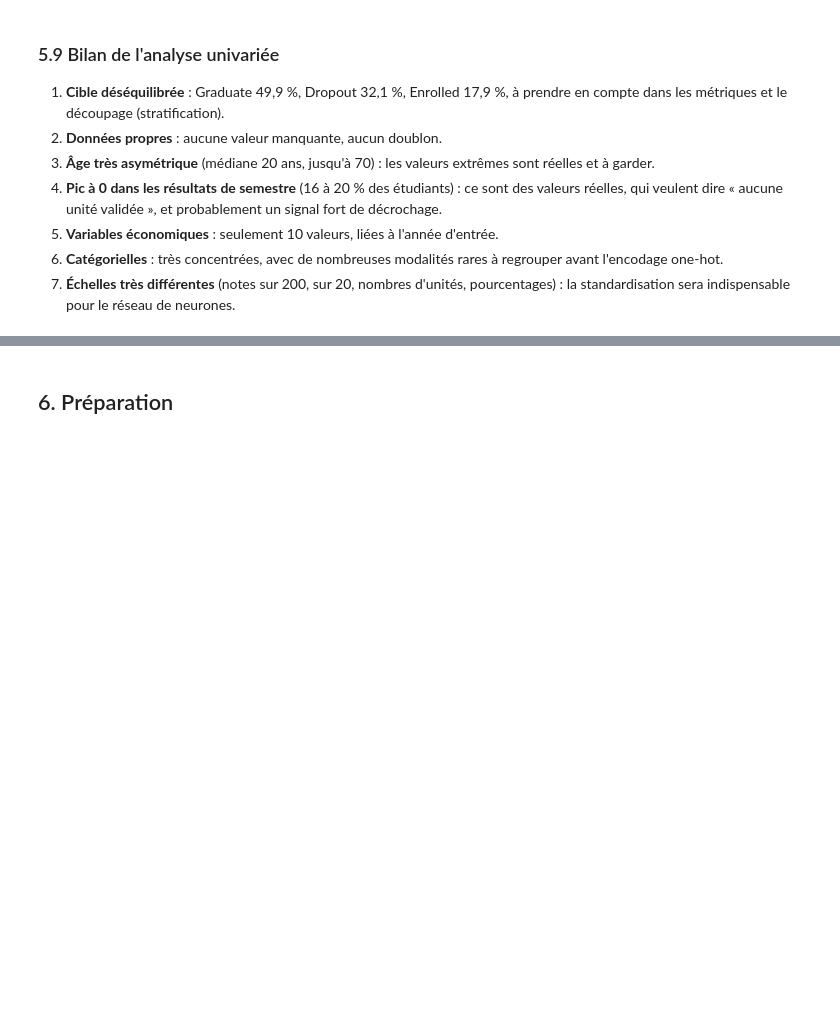
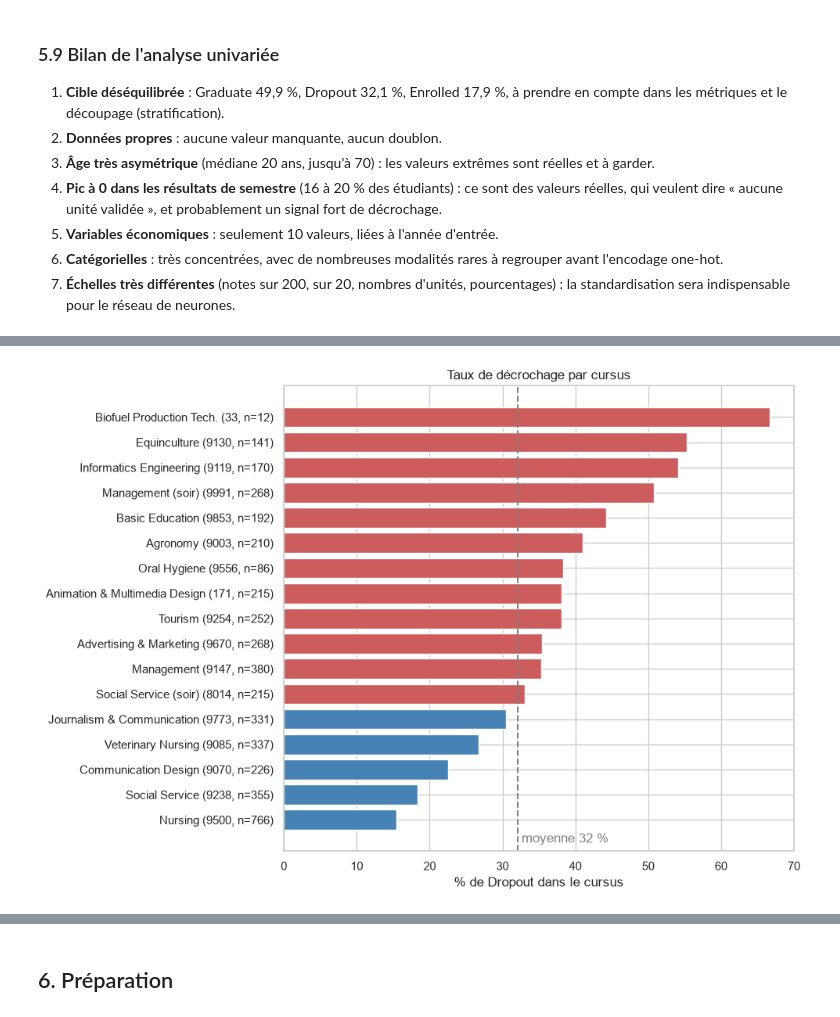
Before and after one commit to TheGoatLucien/ANN-playground, a Jupyter notebook: ann_playground.ipynb, the cells around one changed output, grey strips where cells are left out. Cells and saved outputs as stored; diff of their text form; code cells hidden in the pictures; blank space fills up the shorter version.

```diff
--- a/ann_playground.ipynb
+++ b/ann_playground.ipynb
@@ -617,0 +719,22 @@ sauver("j6_categorielles_modalites_rares")
+# %%
+noms_cursus = {33: "Biofuel Production Tech.", 171: "Animation & Multimedia Design", 8014: "Social Service (soir)",
+               9003: "Agronomy", 9070: "Communication Design", 9085: "Veterinary Nursing",
+               9119: "Informatics Engineering", 9130: "Equinculture", 9147: "Management",
+               9238: "Social Service", 9254: "Tourism", 9500: "Nursing", 9556: "Oral Hygiene",
+               9670: "Advertising & Marketing", 9773: "Journalism & Communication",
+               9853: "Basic Education", 9991: "Management (soir)"}
+
+t = pd.crosstab(df["Course"], df["Target"], normalize="index")["Dropout"] * 100
+n = df["Course"].value_counts()
+t = t.sort_values()
+taux_global = (df["Target"] == "Dropout").mean() * 100
+
+fig, ax = plt.subplots(figsize=(10, 7))
+ax.barh([f"{noms_cursus[c]} ({c}, n={n[c]})" for c in t.index], t.values,
+        color=["indianred" if v > taux_global else "steelblue" for v in t.values])
+ax.axvline(taux_global, color="gray", ls="--")
+ax.text(taux_global + 0.5, -0.9, f"moyenne {taux_global:.0f} %", color="gray")
+ax.set(title="Taux de décrochage par cursus", xlabel="% de Dropout dans le cursus")
+sauver("j7_decrochage_par_cursus")
+# %% [output]
+[figure, added]
```
Also changed, not shown: parts of 17 cells of this notebook, 6 other files.
